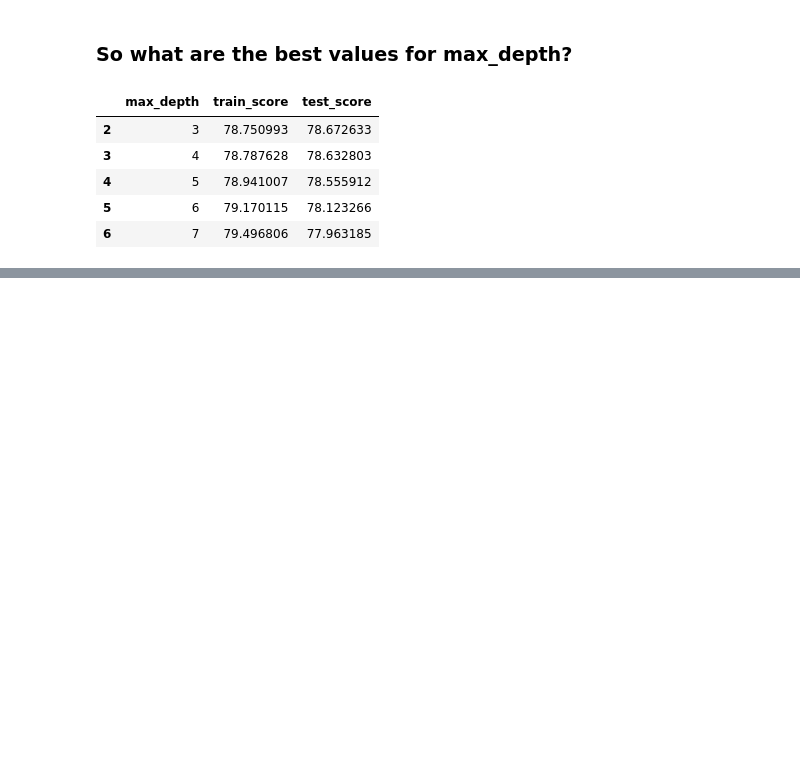
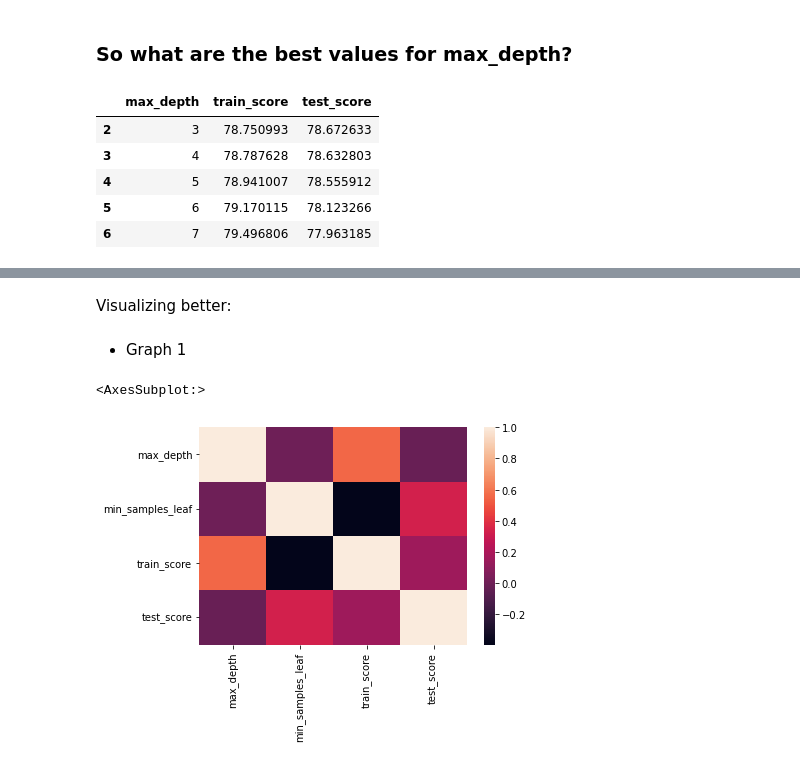
Before and after one commit to pedroheck/machine-learning-basics, a Jupyter notebook: Basics-6-model-optimization-through-hyperparameters/model-optimization.ipynb, the cells around one changed output, grey strips where cells are left out. Cells and saved outputs as stored; diff of their text form; code cells hidden in the pictures; blank space fills up the shorter version.

```diff
--- a/Basics-6-model-optimization-through-hyperparameters/model-optimization.ipynb
+++ b/Basics-6-model-optimization-through-hyperparameters/model-optimization.ipynb
@@ -251,0 +262,26 @@ results.sort_values("test_score", ascending=False).head()
+# %%
+def run_decision_tree_2(max_depth, min_samples_leaf):
+    SEED = 301
+    np.random.seed(SEED)
+
+    cv = GroupKFold(n_splits = 10)
+    model = DecisionTreeClassifier(max_depth=max_depth, min_samples_leaf=min_samples_leaf)
+    results = cross_validate(model, bad_x, bad_y, cv=cv, groups=data['model'], return_train_score=True) # We now want to see the train score
+    train_score = results['train_score'].mean() * 100
+    test_score = results['test_score'].mean() * 100
+    print("Max depth = %d, min_samples_leaf = %d, train accuracy = %.2f, test accuracy = %.2f" % (max_depth, min_samples_leaf, train_score, test_score))
+    graph_info = [max_depth, min_samples_leaf, train_score, test_score]
+    return graph_info
+
+
+def search():
+    results = []
+    for max_depth in range(1, 31):
+        for min_samples_leaf in [32, 64, 128, 256]: # Testing only a few values within an interval
+            graph_info = run_decision_tree_2(max_depth=max_depth, min_samples_leaf=min_samples_leaf)
+            results.append(graph_info)
+    results = pd.DataFrame(results, columns=['max_depth', 'min_samples_leaf', 'train_score', 'test_score'])
+    return results
+
+results = search()
+results.head()
@@ -251,0 +335,10 @@ results.sort_values("test_score", ascending=False).head()
+# %% [markdown]
+Visualizing better:
+# %% [markdown]
+- Graph 1
+# %%
+corr = results.corr()
+sns.heatmap(corr)
+# %% [output]
+<AxesSubplot:>
+[figure, added]
```
Also changed, not shown: parts of 22 cells of this notebook.
